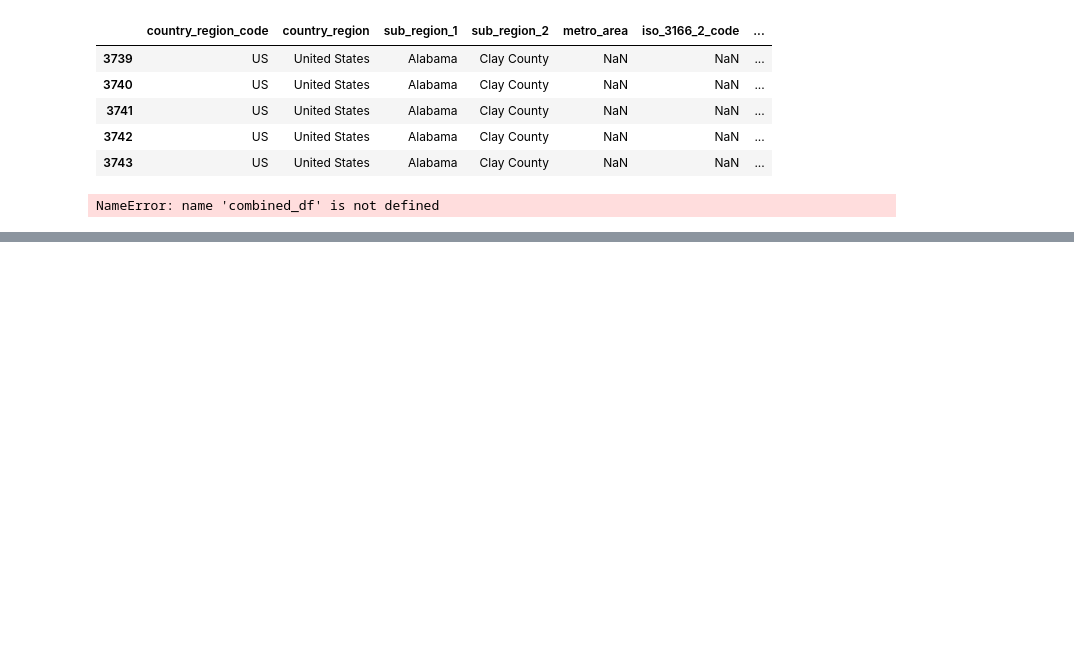
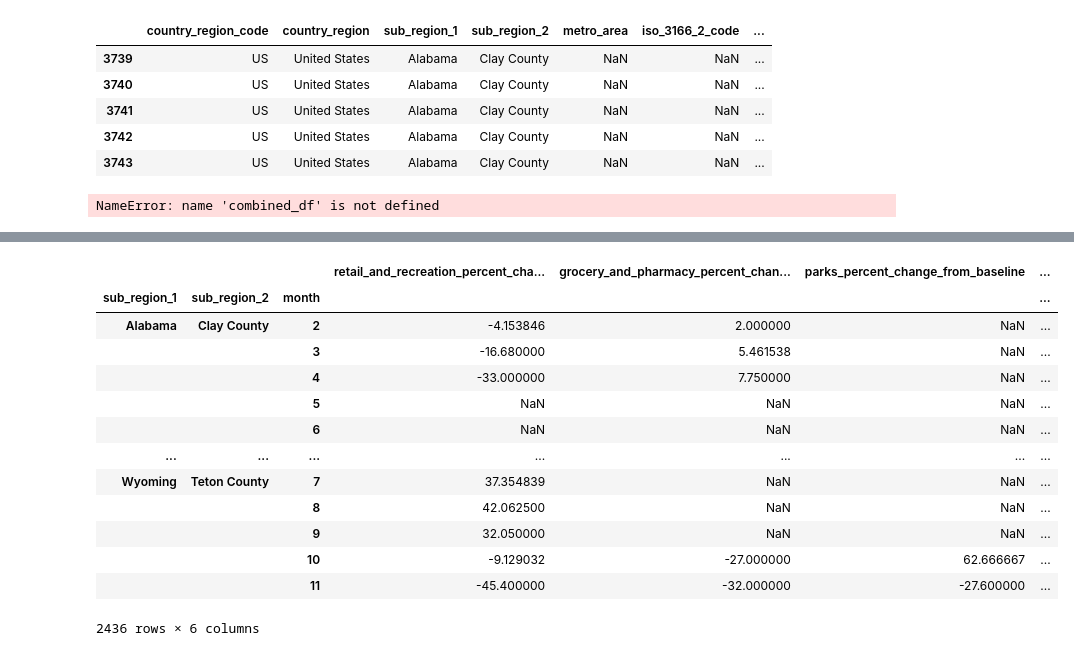
Before and after one commit to BrianDouglas/Climate_Soluctions, a Jupyter notebook: notebooks/Karen.ipynb, the cells around one changed output, grey strips where cells are left out. Saved outputs shown, nothing was run; the diff lists cells and outputs as text; code cells hidden in the pictures; blank space fills up the shorter version.

```diff
--- a/notebooks/Karen.ipynb
+++ b/notebooks/Karen.ipynb
@@ -71,0 +93,22 @@ NameError: name 'combined_df' is not defined
+# %%
+#add a new column that is the month
+whole_df["month"] = whole_df["date"].map(lambda x: x.month)
+#group on regions and month
+grouped_df = whole_df.groupby(["sub_region_1","sub_region_2","month"]).mean()
+grouped_df = grouped_df[["retail_and_recreation_percent_change_from_baseline","grocery_and_pharmacy_percent_change_from_baseline","parks_percent_change_from_baseline","transit_stations_percent_change_from_baseline","workplaces_percent_change_from_baseline","residential_percent_change_from_baseline"]]
+grouped_df
+# %% [output]
+|  |  |  | retail_and_recreation_percent_cha... | grocery_and_pharmacy_percent_chan... | parks_percent_change_from_baseline | ... |
+| sub_region_1 | sub_region_2 | month |  |  |  | ... |
+| Alabama | Clay County | 2 | -4.153846 | 2.000000 | NaN | ... |
+|  |  | 3 | -16.680000 | 5.461538 | NaN | ... |
+|  |  | 4 | -33.000000 | 7.750000 | NaN | ... |
+|  |  | 5 | NaN | NaN | NaN | ... |
+|  |  | 6 | NaN | NaN | NaN | ... |
+| ... | ... | ... | ... | ... | ... | ... |
+| Wyoming | Teton County | 7 | 37.354839 | NaN | NaN | ... |
+|  |  | 8 | 42.062500 | NaN | NaN | ... |
+|  |  | 9 | 32.050000 | NaN | NaN | ... |
+|  |  | 10 | -9.129032 | -27.000000 | 62.666667 | ... |
+|  |  | 11 | -45.400000 | -32.000000 | -27.600000 | ... |
+2436 rows × 6 columns
```
Also changed, not shown: parts of 2 cells of this notebook.
